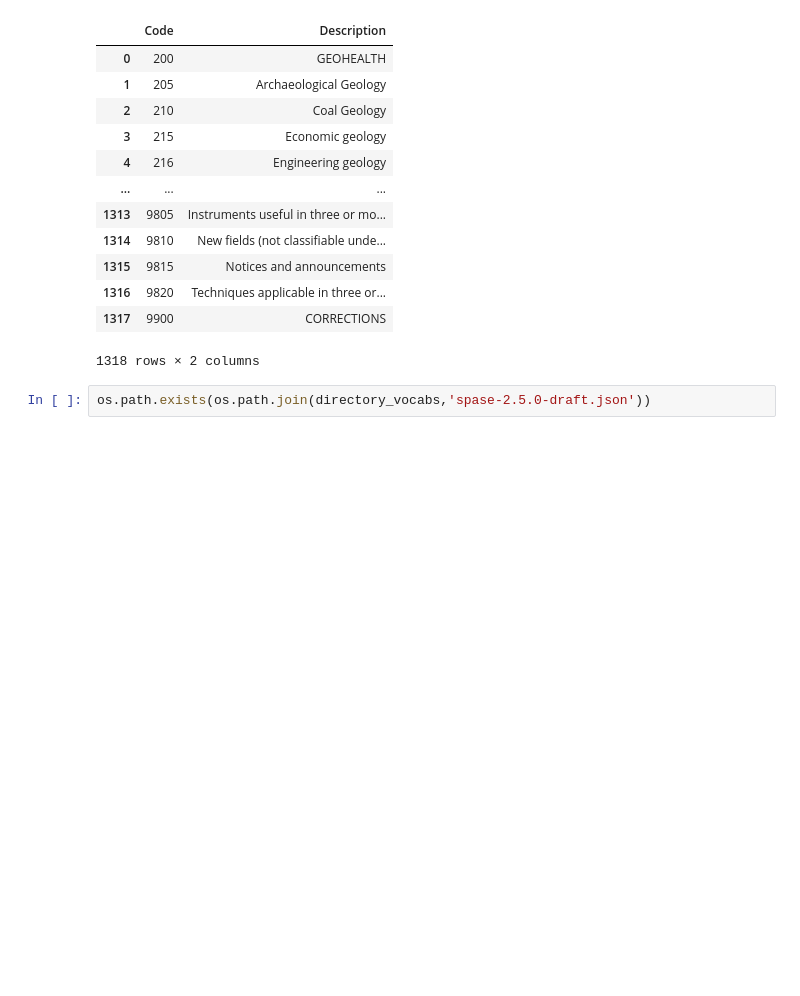
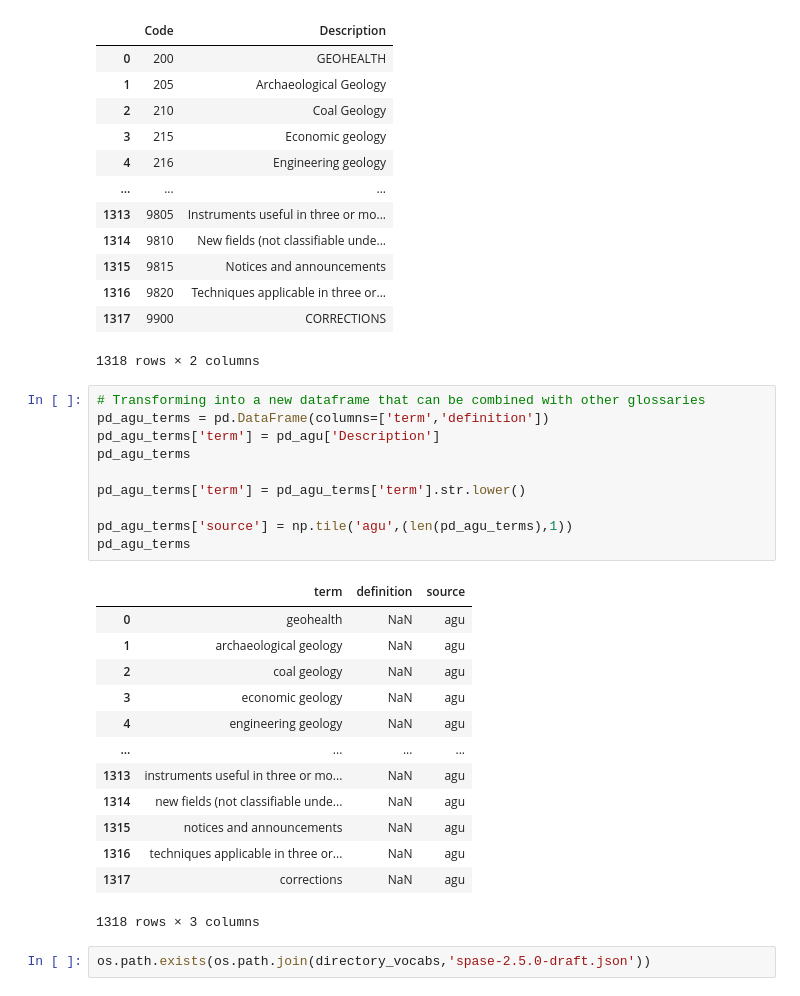
Before and after one commit to rmcgranaghan/Helio-KNOW, a Jupyter notebook: ADS_enrichment/compile_DB_existingVocabularies.ipynb, the cells around one changed output. Saved outputs shown, nothing was run; the diff lists cells and outputs as text; blank space fills up the shorter version.

```diff
--- a/ADS_enrichment/compile_DB_existingVocabularies.ipynb
+++ b/ADS_enrichment/compile_DB_existingVocabularies.ipynb
@@ -73,6 +142,30 @@ pd_agu
 | 1316 | 9820 | Techniques applicable in three or... |
 | 1317 | 9900 | CORRECTIONS |
 1318 rows × 2 columns
+# %%
+# Transforming into a new dataframe that can be combined with other glossaries
+pd_agu_terms = pd.DataFrame(columns=['term','definition'])
+pd_agu_terms['term'] = pd_agu['Description']
+pd_agu_terms
+
+pd_agu_terms['term'] = pd_agu_terms['term'].str.lower()
+
+pd_agu_terms['source'] = np.tile('agu',(len(pd_agu_terms),1))
+pd_agu_terms
+# %% [output]
+|  | term | definition | source |
+| 0 | geohealth | NaN | agu |
+| 1 | archaeological geology | NaN | agu |
+| 2 | coal geology | NaN | agu |
+| 3 | economic geology | NaN | agu |
+| 4 | engineering geology | NaN | agu |
+| ... | ... | ... | ... |
+| 1313 | instruments useful in three or mo... | NaN | agu |
+| 1314 | new fields (not classifiable unde... | NaN | agu |
+| 1315 | notices and announcements | NaN | agu |
+| 1316 | techniques applicable in three or... | NaN | agu |
+| 1317 | corrections | NaN | agu |
+1318 rows × 3 columns
 # %%
 os.path.exists(os.path.join(directory_vocabs,'spase-2.5.0-draft.json'))
 # %% [output]
```
Also changed, not shown: parts of 12 cells of this notebook, 3 other files.
